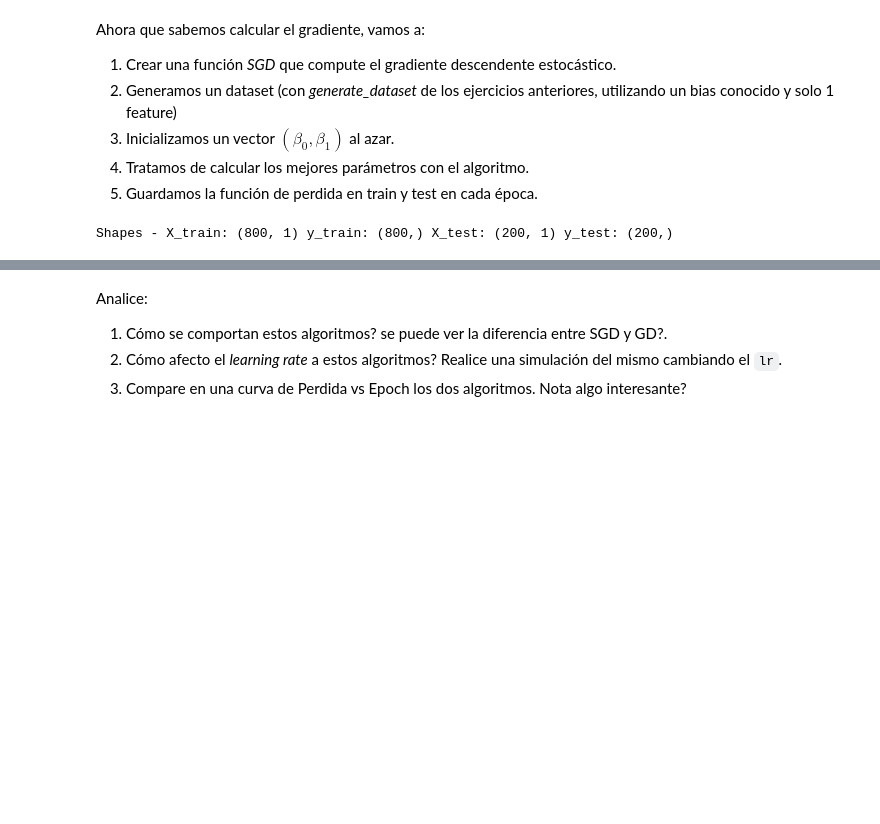
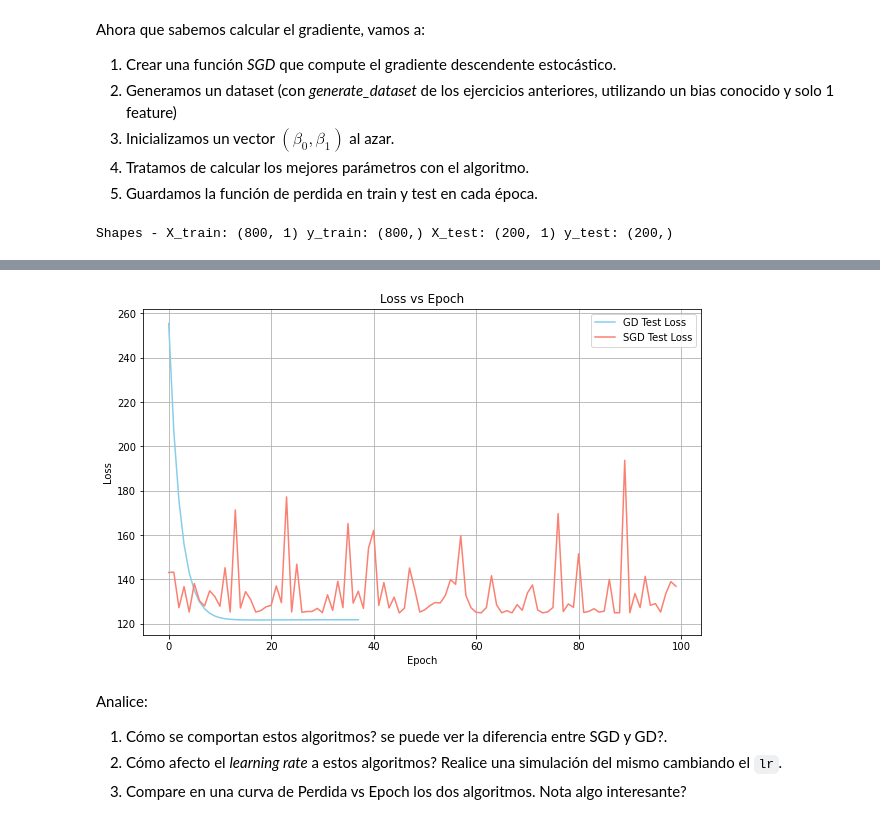
Before and after one commit to marianataglio/intro_ia, a Jupyter notebook: tp_integrador_enunciado/tpi_parte2.ipynb, the cells around one changed output, grey strips where cells are left out. Drawn from its saved outputs; the diff is of its cells as text; code cells hidden in the pictures; blank space fills up the shorter version.

```diff
--- a/tp_integrador_enunciado/tpi_parte2.ipynb
+++ b/tp_integrador_enunciado/tpi_parte2.ipynb
@@ -203,18 +205,3 @@ n_targets = 1
 
 noise = np.linspace(0, 100, 100)
 bias = np.linspace(0, 100, 20)
-# %%
-## Esqueleto de la simulación
-for _ in tqdm(range(n_exp)):
-    for b in bias:
-        for n in noise:
-            data = generate_dataset(
-                n_samples=n_samples,
-                n_features=n_features,
-                n_informative=n_informative,
-                n_targets=n_targets,
-                noise=n,
-                bias=b,
-                output='dataframe'
-            )
-            ...
@@ -456,9 +493,9 @@ initial_theta = np.random.rand(X_train.shape[1])
 # %%
 # 4. Tratamos de calcular los mejores parámetros con el algoritmo.
 learning_rate = 0.1
-max_epochs = 1000
+max_epochs = 100
 tolerance = 1e-5
-train_loss, test_loss, optimized_theta = GD(X_train, y_train, X_test, y_test, initial_theta, learning_rate, max_epochs, tolerance)
+gd_train_loss, gd_test_loss, optimized_theta = GD(X_train, y_train, X_test, y_test, initial_theta, learning_rate, max_epochs, tolerance)
 # %%
 # 5. Guardamos la función de perdida en train y test en cada época.
  # Store the loss function for train and test at each epoch
@@ -481,7 +518,7 @@ Ahora que sabemos calcular el gradiente, vamos a:
 5. Guardamos la función de perdida en train y test en cada época.
 # %%
 # 1. Crear una función _SGD_ que compute el gradiente descendente estocástico.
-def SGD(X_train, y_train, X_test, y_test, initial_theta, learning_rate, max_epochs=1000, tolerance=1e-5, batch_size=1):
+def SGD(X_train, y_train, X_test, y_test, initial_theta, learning_rate, max_epochs=100, tolerance=1e-5, batch_size=1):
     theta = initial_theta.copy()
     train_loss = []
     test_loss = []
@@ -545,10 +582,10 @@ initial_theta = np.random.rand(X_train.shape[1])
 # %%
 # 4. Tratamos de calcular los mejores parámetros con el algoritmo.
 learning_rate = 0.1
-max_epochs = 1000
+max_epochs = 100
 tolerance = 1e-5
 batch_size = 2
-train_loss, test_loss, optimized_theta = SGD(X_train, y_train, X_test, y_test, initial_theta, learning_rate, max_epochs, tolerance, batch_size)
+sgd_train_loss, sgd_test_loss, optimized_theta = SGD(X_train, y_train, X_test, y_test, initial_theta, learning_rate, max_epochs, tolerance, batch_size)
 # %%
 # 5. Guardamos la función de perdida en train y test en cada época.
  # Store the loss function for train and test at each epoch
@@ -562,20 +599,22 @@ Test Loss: [122.29265927660501, 122.45125668569388, 130.38307385456727, 127.0110
 # %%
 # Loss vs Epoch
 plt.figure(figsize=(10, 6))
 epochs_gd = range(len(gd_train_loss))
 epochs_sgd = range(len(sgd_train_loss))
 
-plt.plot(epochs_gd, gd_train_loss, label='GD Train Loss', color='blue')
+#plt.plot(epochs_gd, gd_train_loss, label='GD Train Loss', color='blue')
 plt.plot(epochs_gd, gd_test_loss, label='GD Test Loss', color='skyblue')
-plt.plot(epochs_sgd, sgd_train_loss, label='SGD Train Loss', color='red')
+#plt.plot(epochs_sgd, sgd_train_loss, label='SGD Train Loss', color='red')
 plt.plot(epochs_sgd, sgd_test_loss, label='SGD Test Loss', color='salmon')
 
 plt.title('Loss vs Epoch')
 plt.xlabel('Epoch')
 plt.ylabel('Loss')
 plt.legend()
 plt.grid(True)
 plt.show()
+# %% [output]
+[figure, added]
 # %% [markdown]
 Analice:
 
```
Also changed, not shown: parts of 5 cells of this notebook.
